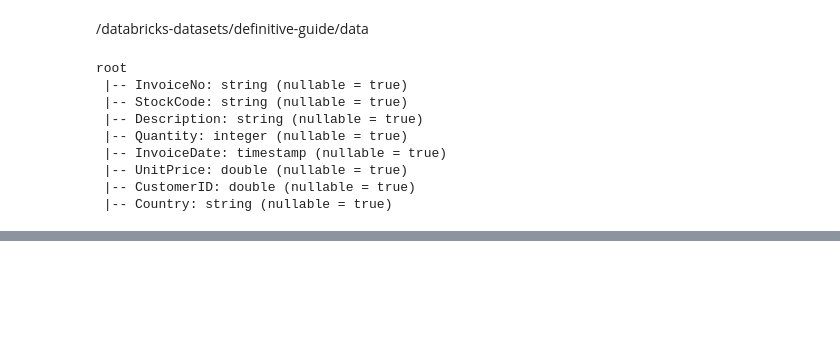
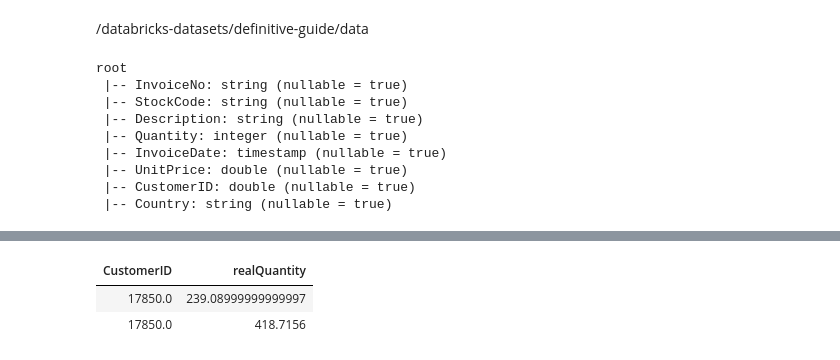
Before and after one commit to brianclements03/Databricks_Apache_Spark_Developer, a Jupyter notebook: Structured_APIs-Chapter_6_Working_with_Different_Types_of_Data.ipynb, the cells around one changed output, grey strips where cells are left out. Cells and saved outputs as stored; diff of their text form; code cells hidden in the pictures; blank space fills up the shorter version.

```diff
--- a/Structured_APIs-Chapter_6_Working_with_Different_Types_of_Data.ipynb
+++ b/Structured_APIs-Chapter_6_Working_with_Different_Types_of_Data.ipynb
@@ -50,3 +151,11 @@ df.select(expr("CustomerId"), fabricatedQuantity.alias("realQuantity")).show(2)
+# %%
+%sql
+SELECT CustomerID, (POWER((Quantity * UnitPrice),2) + 5) as realQuantity
+FROM dfTable LIMIT 2
+# %% [output]
+| CustomerID | realQuantity |
+| 17850.0 | 239.08999999999997 |
+| 17850.0 | 418.7156 |
 # %%
 df.selectExpr(
   "CustomerId",
```
Also changed, not shown: parts of 26 cells of this notebook.
